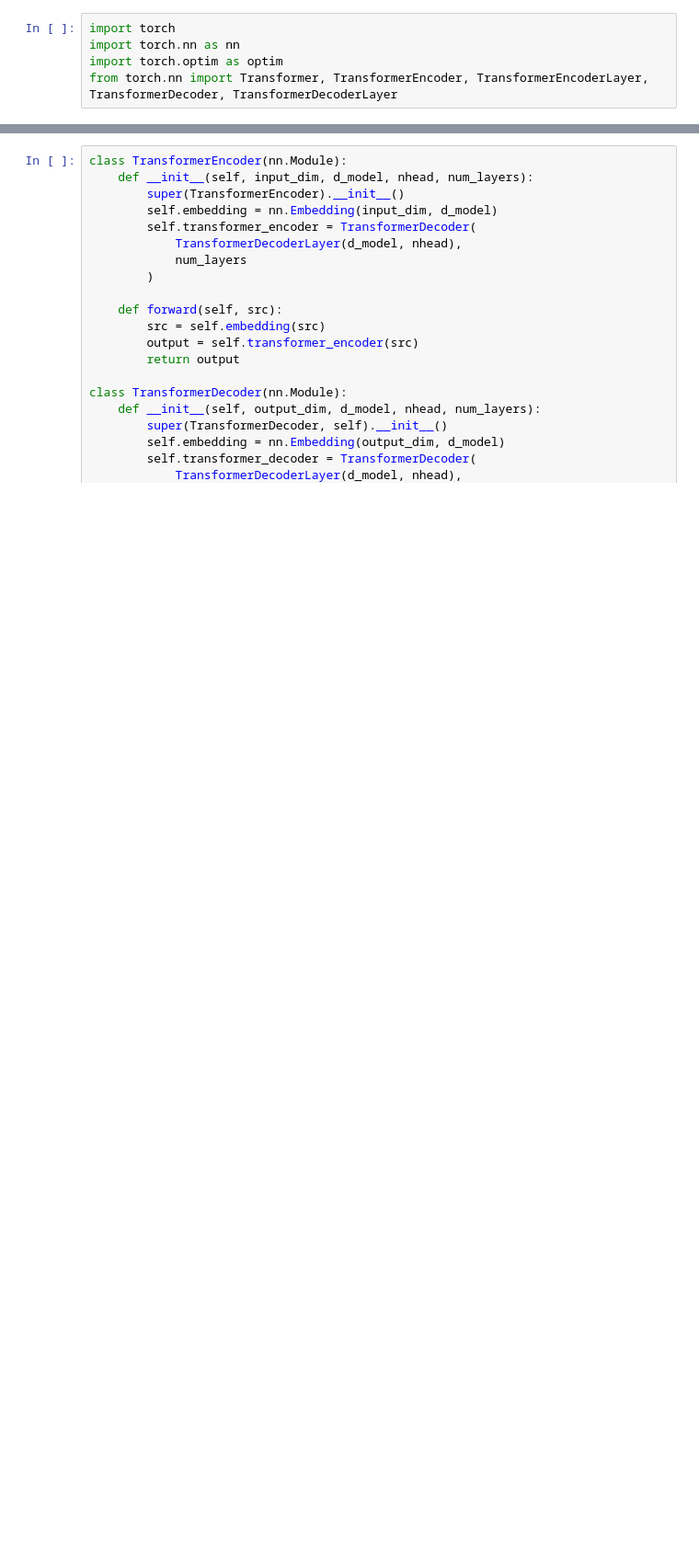
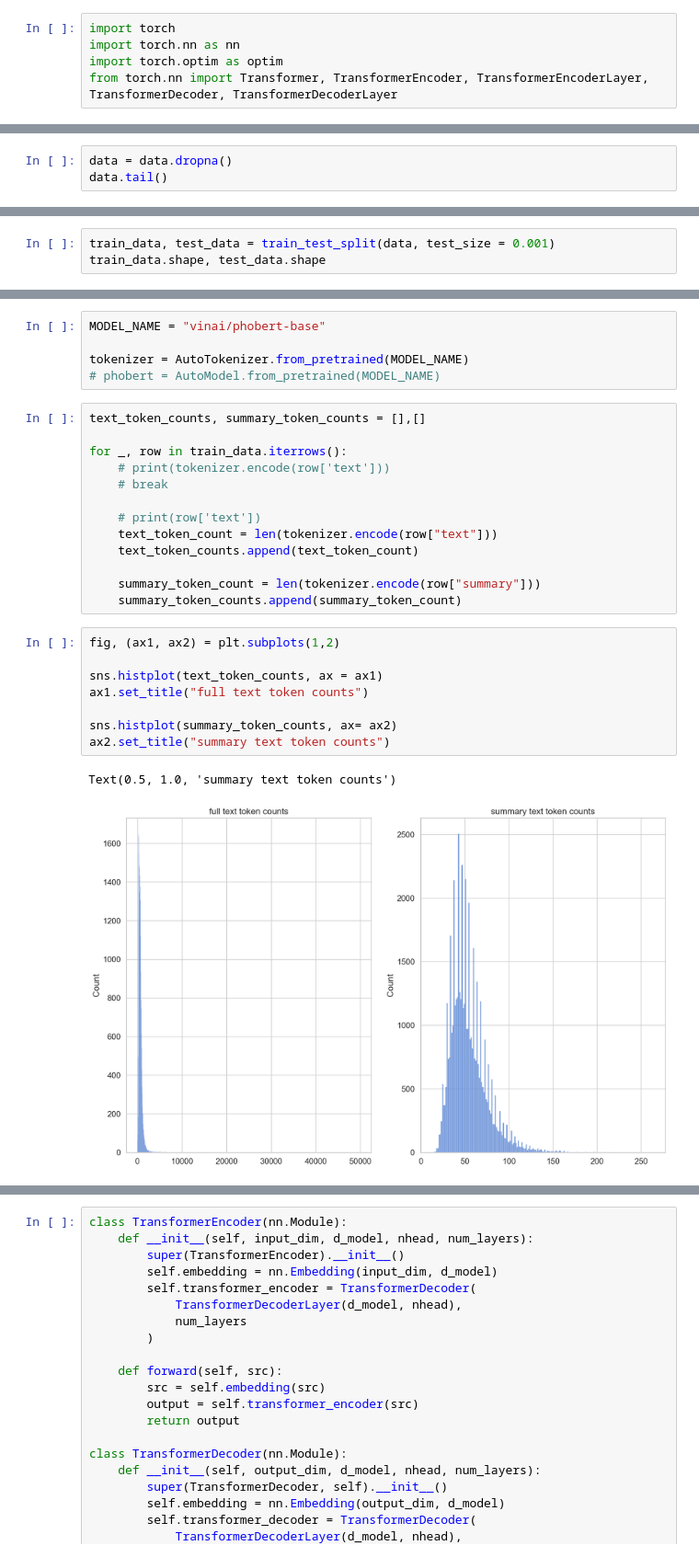
Before and after one commit to supehungay/summarize-text, a Jupyter notebook: notebooks/buildmodel.ipynb, the cells around one changed output, grey strips where cells are left out. Shown: that part at 92% size. Saved outputs shown, nothing was run; the diff lists cells and outputs as text; blank space fills up the shorter version.

```diff
--- a/notebooks/buildmodel.ipynb
+++ b/notebooks/buildmodel.ipynb
@@ -5,0 +59,3 @@ from torch.nn import Transformer, TransformerEncoder, TransformerEncoderLayer, T
+# %%
+data = data.dropna()
+data.tail()
@@ -5,0 +82,3 @@ from torch.nn import Transformer, TransformerEncoder, TransformerEncoderLayer, T
+# %%
+train_data, test_data = train_test_split(data, test_size = 0.001)
+train_data.shape, test_data.shape
@@ -5,0 +191,29 @@ from torch.nn import Transformer, TransformerEncoder, TransformerEncoderLayer, T
+# %%
+MODEL_NAME = "vinai/phobert-base"
+
+tokenizer = AutoTokenizer.from_pretrained(MODEL_NAME)
+# phobert = AutoModel.from_pretrained(MODEL_NAME)
+# %%
+text_token_counts, summary_token_counts = [],[]
+
+for _, row in train_data.iterrows():
+    # print(tokenizer.encode(row['text']))
+    # break
+
+	# print(row['text'])
+	text_token_count = len(tokenizer.encode(row["text"]))
+	text_token_counts.append(text_token_count)
+
+	summary_token_count = len(tokenizer.encode(row["summary"]))
+	summary_token_counts.append(summary_token_count)
+# %%
+fig, (ax1, ax2) = plt.subplots(1,2)
+
+sns.histplot(text_token_counts, ax = ax1)
+ax1.set_title("full text token counts")
+
+sns.histplot(summary_token_counts, ax= ax2)
+ax2.set_title("summary text token counts")
+# %% [output]
+Text(0.5, 1.0, 'summary text token counts')
+[figure, added]
```
Also changed, not shown: parts of 21 cells of this notebook, 5 other files.
